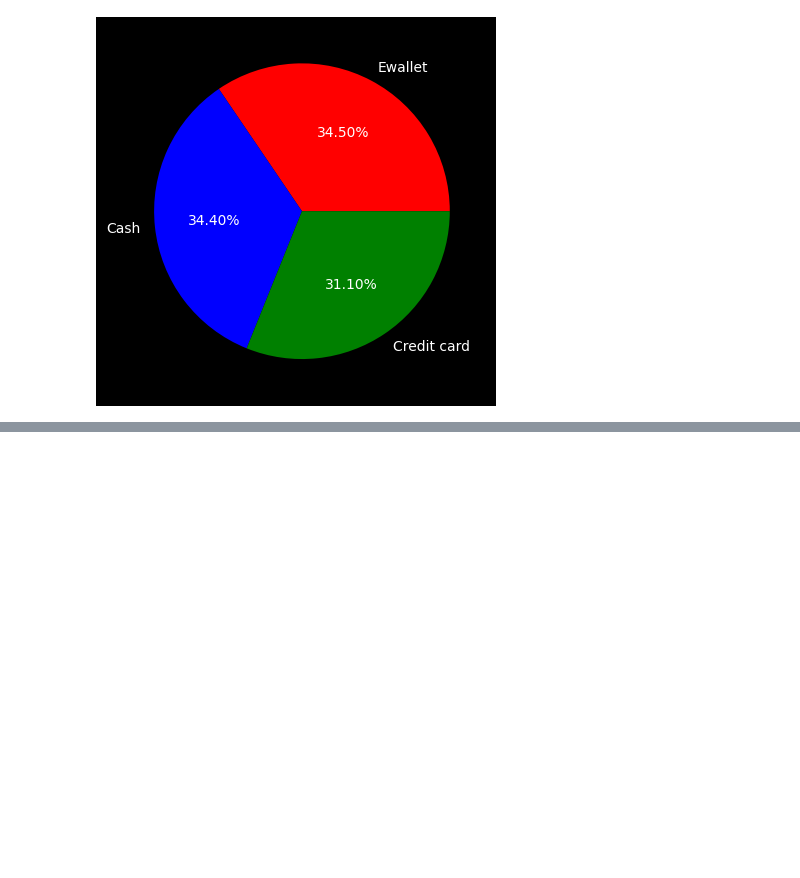
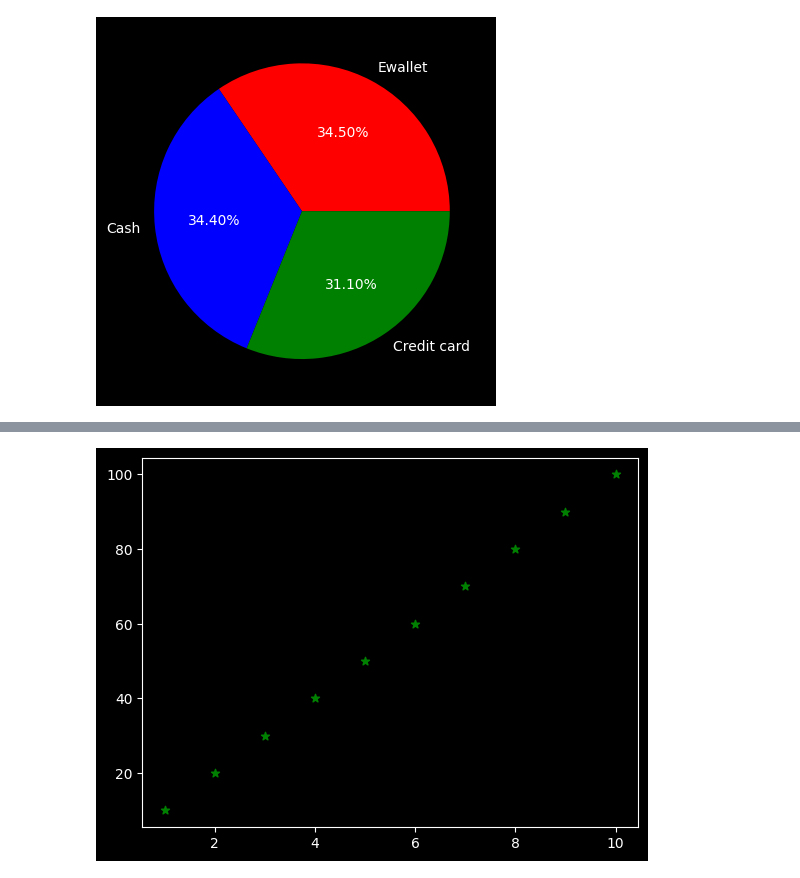
Before and after one commit to fazlialtunn/learning-matplotlib, a Jupyter notebook: learning_matplotlib.ipynb, the cells around one changed output, grey strips where cells are left out. Cells and saved outputs as stored; diff of their text form; code cells hidden in the pictures; blank space fills up the shorter version.

```diff
--- a/learning_matplotlib.ipynb
+++ b/learning_matplotlib.ipynb
@@ -383,0 +399,5 @@ plt.show()
+# %%
+plt.scatter(rollno, marks, color = 'green', marker = '*')
+plt.show()
+# %% [output]
+[figure, added]
```
Also changed, not shown: parts of 23 cells of this notebook.
